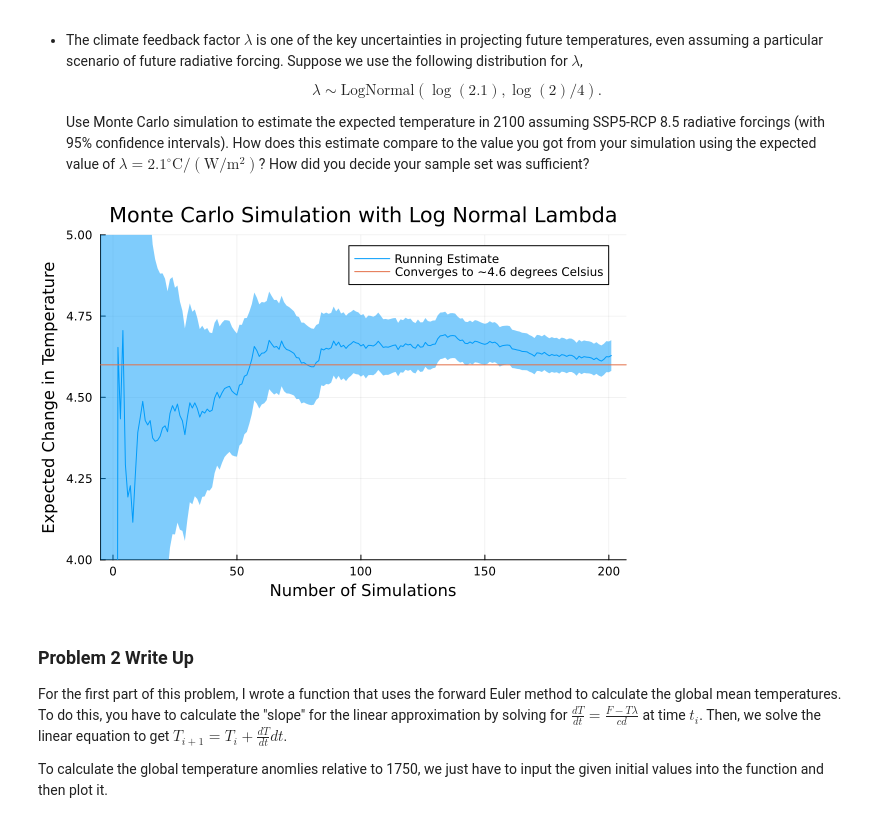
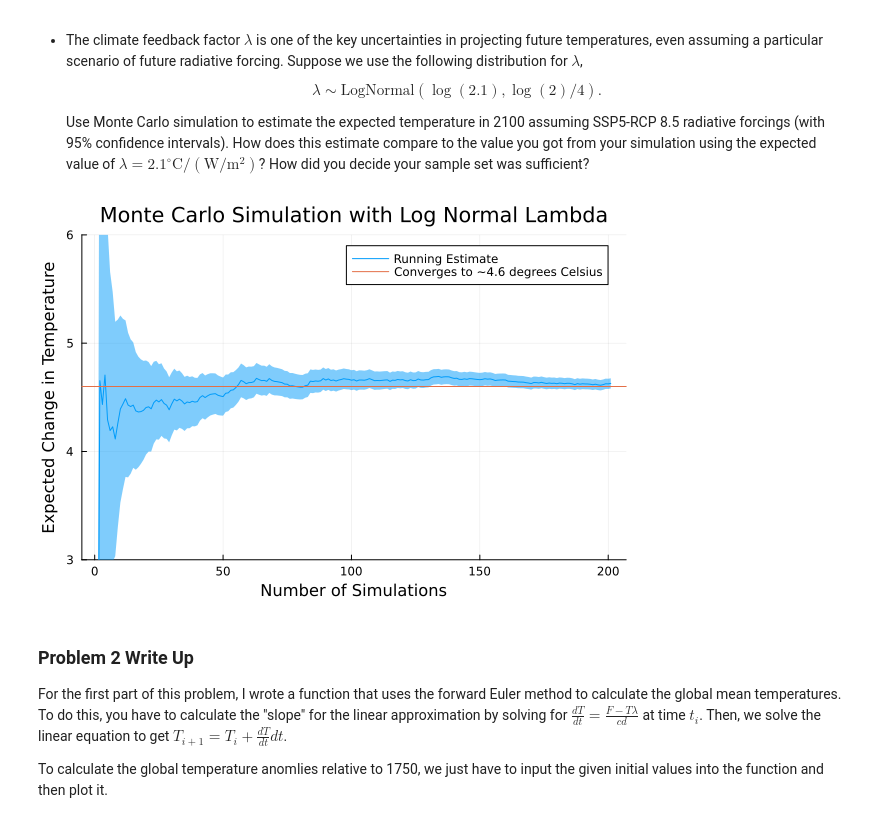
Before and after one commit to BEE4750-FA24/hw3-ari-jiaming-grace, a Jupyter notebook: hw03.ipynb, the cells around one changed output. Cells and saved outputs as stored; diff of their text form; code cells hidden in the pictures.

Commit message:
fixed missing ribbon (std_freq[1] was NaN)

```diff
--- a/hw03.ipynb
+++ b/hw03.ipynb
@@ -398,31 +398,31 @@ Predicted temperature in Year 2100 = 4.5999072862880555
 # %%
 Random.seed!(1)
 lambda_dist = LogNormal(log(2.1), log(2)/4)
 lambda_samples = rand(lambda_dist, 200)
 F_2100 = F[1:351]
 T = [0.0]
 T_tot = 0.0
 
 for i in 1:length(lambda_samples)
     Temps = global_mean_temperature(c, d, lambda_samples[i], F, T0, dt)
     T_tot = T_tot + Temps[351]
     T_ave = T_tot/i
     push!(T, T_ave)
 end
 
 std_freq = zeros(length(T))
-for i in 1:length(T)
-    std_freq[i] = std(T[1:i], mean = Temp[351]) / sqrt(i)
+for i in 2:length(T)
+    std_freq[i] = std(T[1:i]) / sqrt(i)
 end
 
 plot(T, ribbon=1.96*std_freq, label = "Running Estimate")
-ylims!(4,5)
+ylims!(3,6)
 hline!([4.6], label = "Converges to ~4.6 degrees Celsius")
 xlabel!("Number of Simulations")
 ylabel!("Expected Change in Temperature")
 title!("Monte Carlo Simulation with Log Normal Lambda")
 # %% [output]
-[figure, old version]
+[figure, new version]
 # %% [markdown]
 ### Problem 2 Write Up
 
```
Also changed, not shown: parts of 1 cell of this notebook.
